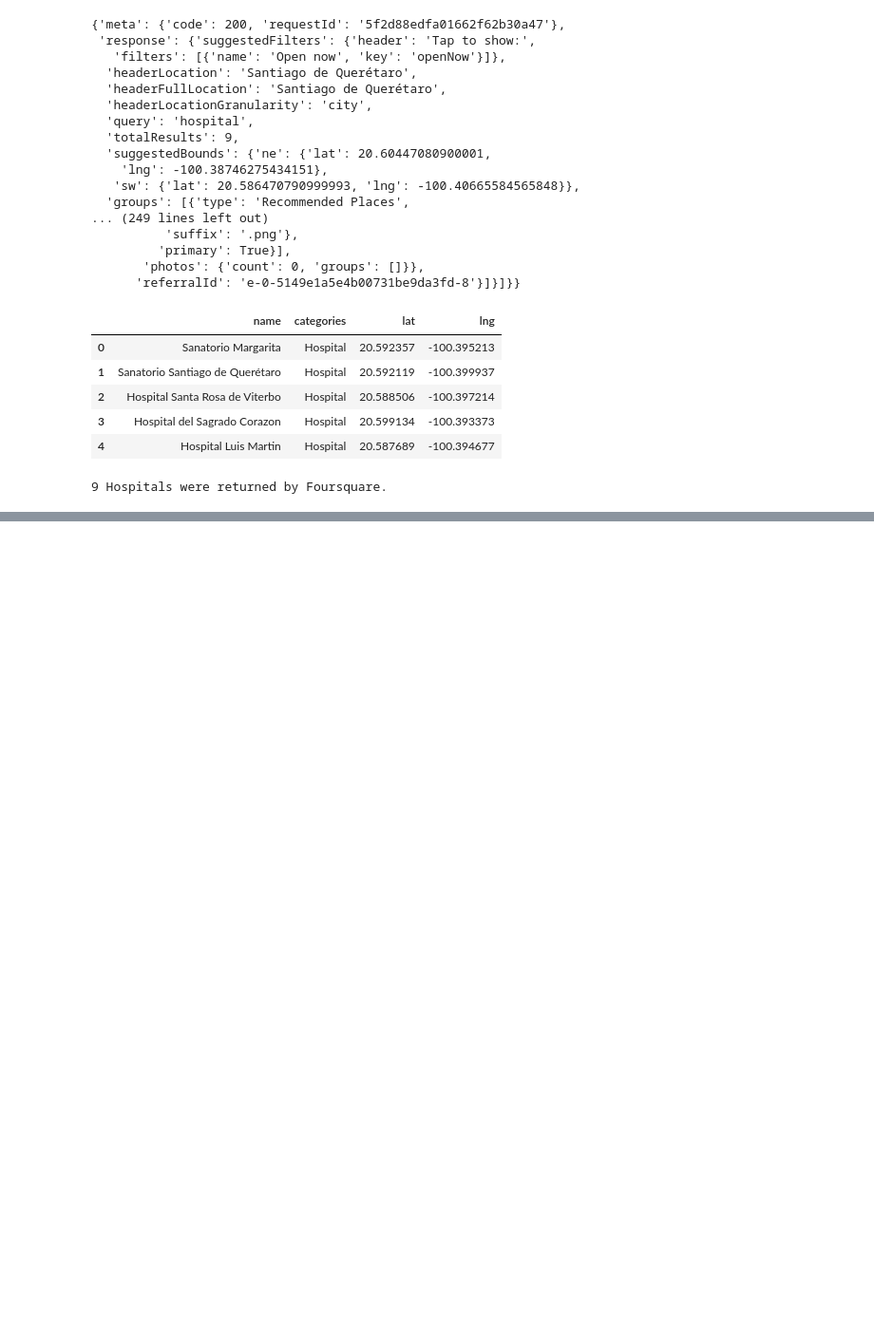
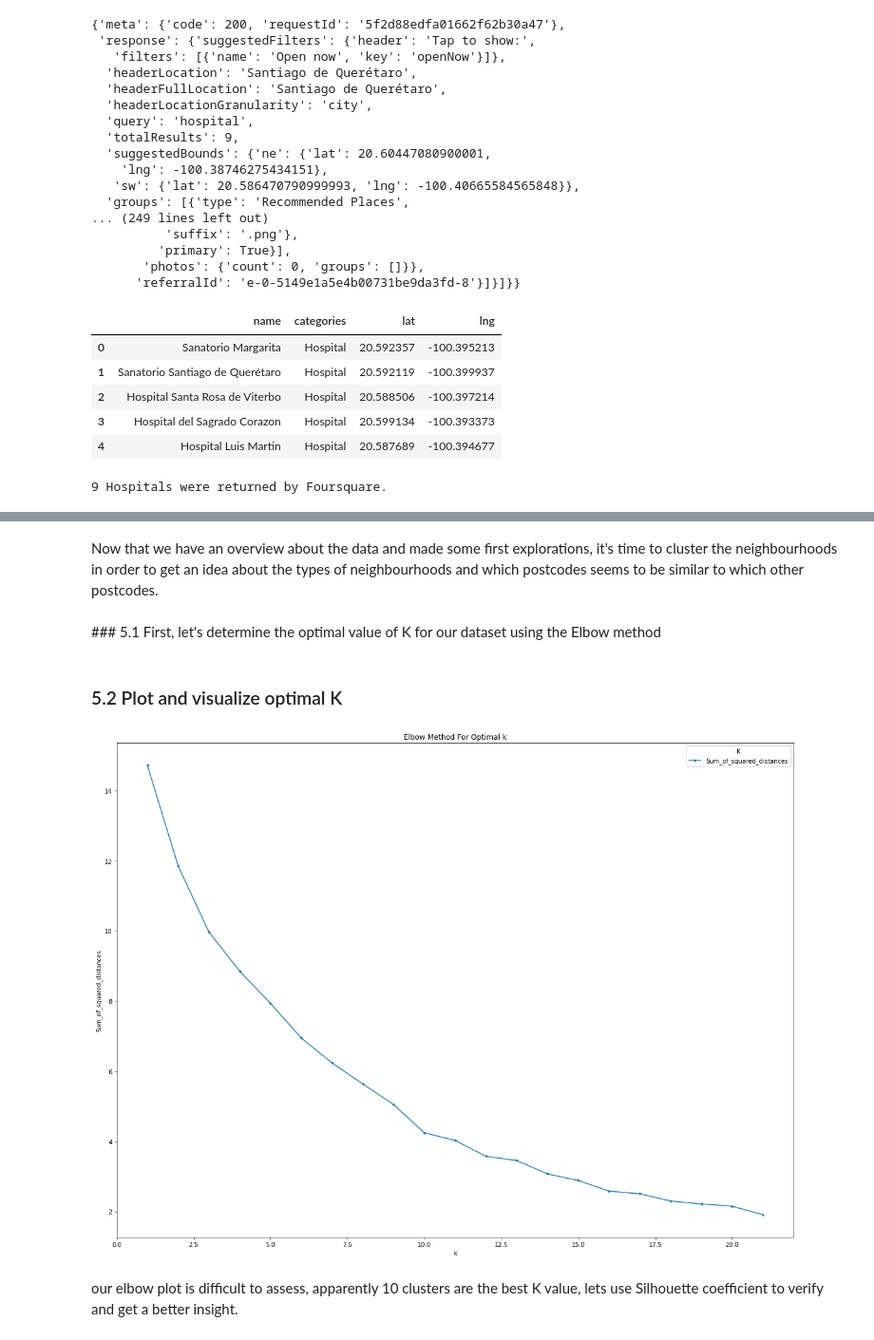
Before and after one commit to Alexrendon/Capstone-Project-Notebook, a Jupyter notebook: The Battle of Neighborhoods 1.ipynb, the cells around one changed output, grey strips where cells are left out. Shown at 95% size. Drawn from its saved outputs; the diff is of its cells as text; code cells hidden in the pictures; blank space fills up the shorter version.

Commit message:
Upload Capstone project notebook and cvs medicalcenters

```diff
--- a/The Battle of Neighborhoods 1.ipynb
+++ b/The Battle of Neighborhoods 1.ipynb
@@ -733,0 +902,12 @@ def getNearbyVenues(names, latitudes, longitudes):
+# %%
+# one hot encoding
+Queretaro_onehot = pd.get_dummies(Queretaro_MedicalCenters[['Venue Category']], prefix="", prefix_sep="")
+
+# add neighborhood column back to dataframe
+Queretaro_onehot['Neighbourhood'] = Queretaro_MedicalCenters['Neighbourhood']
+
+# move neighborhood column to the first column
+fixed_columns = [Queretaro_onehot.columns[-1]] + list(Queretaro_onehot.columns[:-1])
+Queretaro_onehot = Queretaro_onehot[fixed_columns]
+#Queretaro_onehot = Queretaro_onehot[['Neighbourhood',
+Queretaro_onehot.head()
@@ -733,0 +927,4 @@ def getNearbyVenues(names, latitudes, longitudes):
+# %%
+
+queretaro_grouped = Queretaro_onehot.groupby('Neighbourhood').mean().reset_index()
+queretaro_grouped
@@ -733,0 +1037,30 @@ def getNearbyVenues(names, latitudes, longitudes):
+# %% [markdown]
+Now that we have an overview about the data and made some first explorations, it's time to cluster the neighbourhoods in order to get an idea about the types of neighbourhoods and which postcodes seems to be similar to which other postcodes.
+# %% [markdown]
+### 5.1 First, let's determine the optimal value of K for our dataset using the Elbow method
+# %%
+queretaro_grouped_clustering = queretaro_grouped.drop('Neighbourhood', 1)
+
+Sum_of_squared_distances = []
+K = range(1, 22)
+for k in K:
+    km = KMeans(n_clusters=k)
+    km = km.fit(queretaro_grouped_clustering)
+    Sum_of_squared_distances.append(km.inertia_)
+# %% [markdown]
+### 5.2 Plot and visualize optimal K
+# %%
+#optimal_k
+optimal_k= pd.DataFrame(data= Sum_of_squared_distances, columns = ['Sum_of_squared_distances'], index = K)
+optimal_k.rename_axis('K', axis = 'columns', inplace = True)
+# %%
+from matplotlib import pyplot as plt
+optimal_k.plot(kind = 'line', figsize = (20, 15), marker = '.')
+plt.xlabel('k')
+plt.ylabel('Sum_of_squared_distances')
+plt.title('Elbow Method For Optimal k')
+plt.show()
+# %% [output]
+[figure, added]
+# %% [markdown]
+our elbow plot is difficult to assess, apparently 10 clusters are the best K value, lets use Silhouette coefficient to verify and get a better insight.
```
Also changed, not shown: parts of 63 cells of this notebook, 4 other files.
